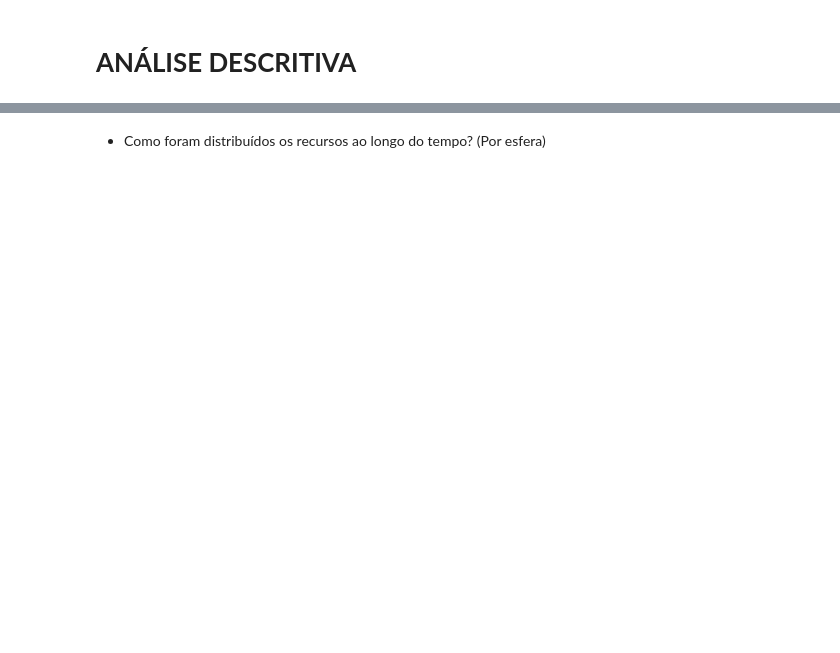
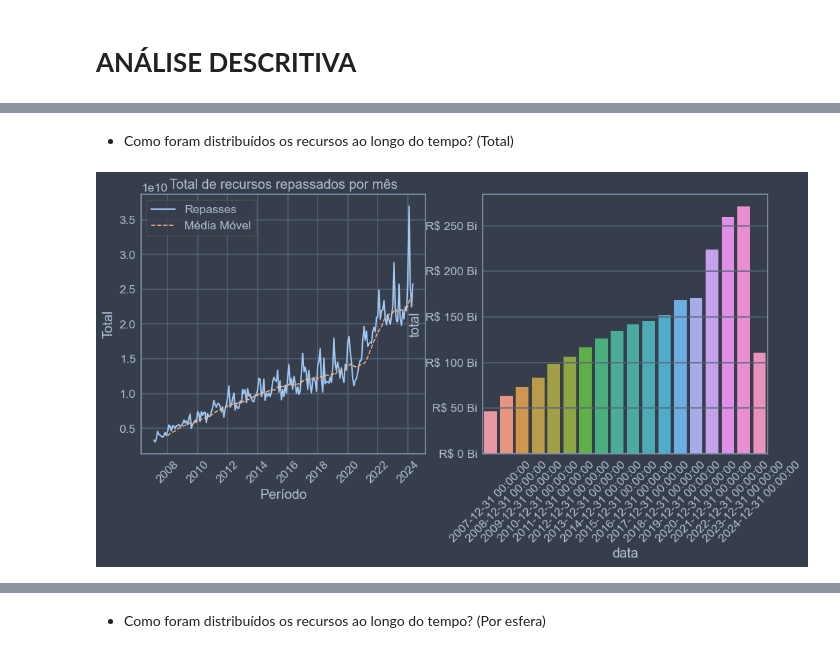
Before and after one commit to AdrianSBar/Repasses_FUNDEB, a Jupyter notebook: notebooks/dda.ipynb, the cells around one changed output, grey strips where cells are left out. Cells and saved outputs as stored; diff of their text form; code cells hidden in the pictures; blank space fills up the shorter version.

```diff
--- a/notebooks/dda.ipynb
+++ b/notebooks/dda.ipynb
@@ -141,0 +127,65 @@ memory usage: 1.6+ MB
+# %% [markdown]
+- Como foram distribuídos os recursos ao longo do tempo? (Total)
+# %%
+# Gráfico de linha
+## Figura
+fig, ax = plt.subplots(1, 2, figsize=(12,5))
+
+
+
+# Gráfico 01
+## Dados
+df = df_base.resample(rule='M', on='data').sum()
+df['media'] = df['total'].rolling(12).mean()
+## Linha dos dados originais
+sns.lineplot(
+    data=df,
+    ax=ax[0],
+    x=df.index,
+    y='total',
+    errorbar=None,
+    legend=True,
+    linewidth=1.5
+)
+## Linha da média móvel
+sns.lineplot(
+    data=df,
+    ax=ax[0],
+    x=df.index,
+    y='media',
+    errorbar=None,
+    legend=True,
+    linestyle='--'
+)
+## Configuração gráficas
+ax[0].set(title='Total de recursos repassados por mês', xlabel='Período', ylabel='Total')
+def formatter(x, pos):
+    return f'{x*1e-9:,.0f} Bi'
+ax[0].yaxis.set_major_formatter(formatter)
+ax[0].legend(labels=['Repasses', 'Média Móvel'])
+
+
+
+# Gráfico 01
+## Dados
+df = df_base.resample(rule='Y', on='data').sum()
+# df['media'] = df['total'].rolling(12).mean()
+## Linha dos dados originais
+sns.barplot(
+    data=df,
+    x=df.index,
+    y='total'
+)
+# Configurações
+ax[1].yaxis.set_major_formatter(formatter)
+
+
+
+# Configurações gráficas gerais
+for x in range(2):
+    ax[x].tick_params(axis='x', labelrotation=45)
+# plt.tight_layout()
+plt.gca().set_yticklabels([f'R$ {y*1e-9:,.0f} Bi' for y in plt.gca().get_yticks()])
+plt.show()
+# %% [output]
+[figure, added]
```
Also changed, not shown: parts of 34 cells of this notebook, 3 other files.
